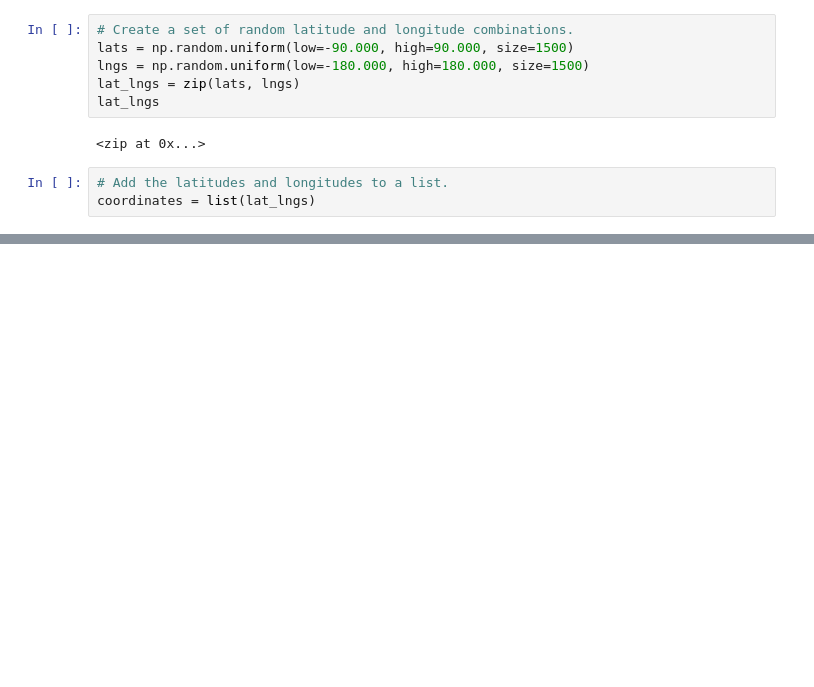
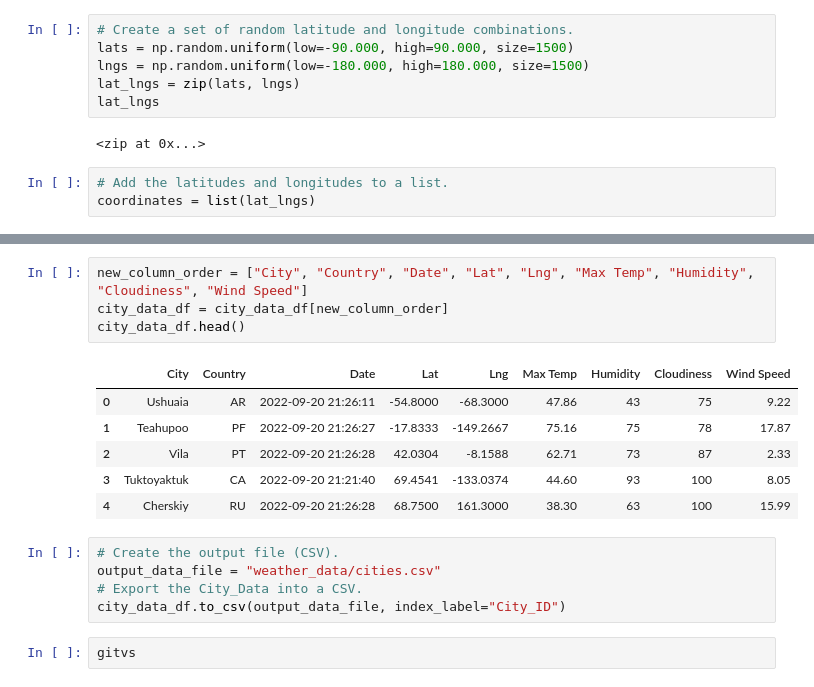
Before and after one commit to gabischlegel/World_Weather_Analysis, a Jupyter notebook: WeatherPy.ipynb, the cells around one changed output, grey strips where cells are left out. Drawn from its saved outputs; the diff is of its cells as text; blank space fills up the shorter version.

```diff
--- a/WeatherPy.ipynb
+++ b/WeatherPy.ipynb
@@ -54,0 +162,18 @@ len(cities)
+# %%
+new_column_order = ["City", "Country", "Date", "Lat", "Lng", "Max Temp", "Humidity", "Cloudiness", "Wind Speed"]
+city_data_df = city_data_df[new_column_order]
+city_data_df.head()
+# %% [output]
+|  | City | Country | Date | Lat | Lng | Max Temp | Humidity | Cloudiness | Wind Speed |
+| 0 | Ushuaia | AR | 2022-09-20 21:26:11 | -54.8000 | -68.3000 | 47.86 | 43 | 75 | 9.22 |
+| 1 | Teahupoo | PF | 2022-09-20 21:26:27 | -17.8333 | -149.2667 | 75.16 | 75 | 78 | 17.87 |
+| 2 | Vila | PT | 2022-09-20 21:26:28 | 42.0304 | -8.1588 | 62.71 | 73 | 87 | 2.33 |
+| 3 | Tuktoyaktuk | CA | 2022-09-20 21:21:40 | 69.4541 | -133.0374 | 44.60 | 93 | 100 | 8.05 |
+| 4 | Cherskiy | RU | 2022-09-20 21:26:28 | 68.7500 | 161.3000 | 38.30 | 63 | 100 | 15.99 |
+# %%
+# Create the output file (CSV).
+output_data_file = "weather_data/cities.csv"
+# Export the City_Data into a CSV.
+city_data_df.to_csv(output_data_file, index_label="City_ID")
+# %%
+gitvs
```
Also changed, not shown: parts of 7 cells of this notebook, 3 other files.
